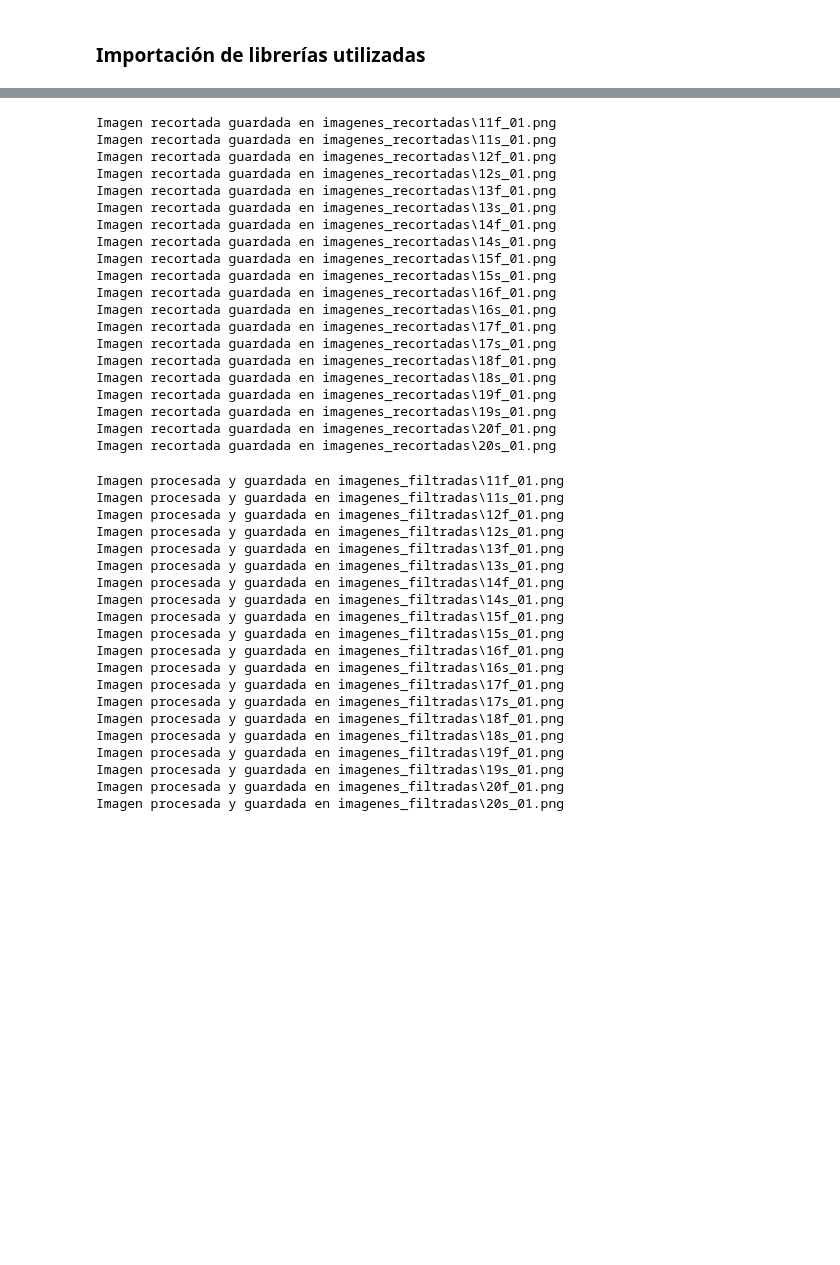
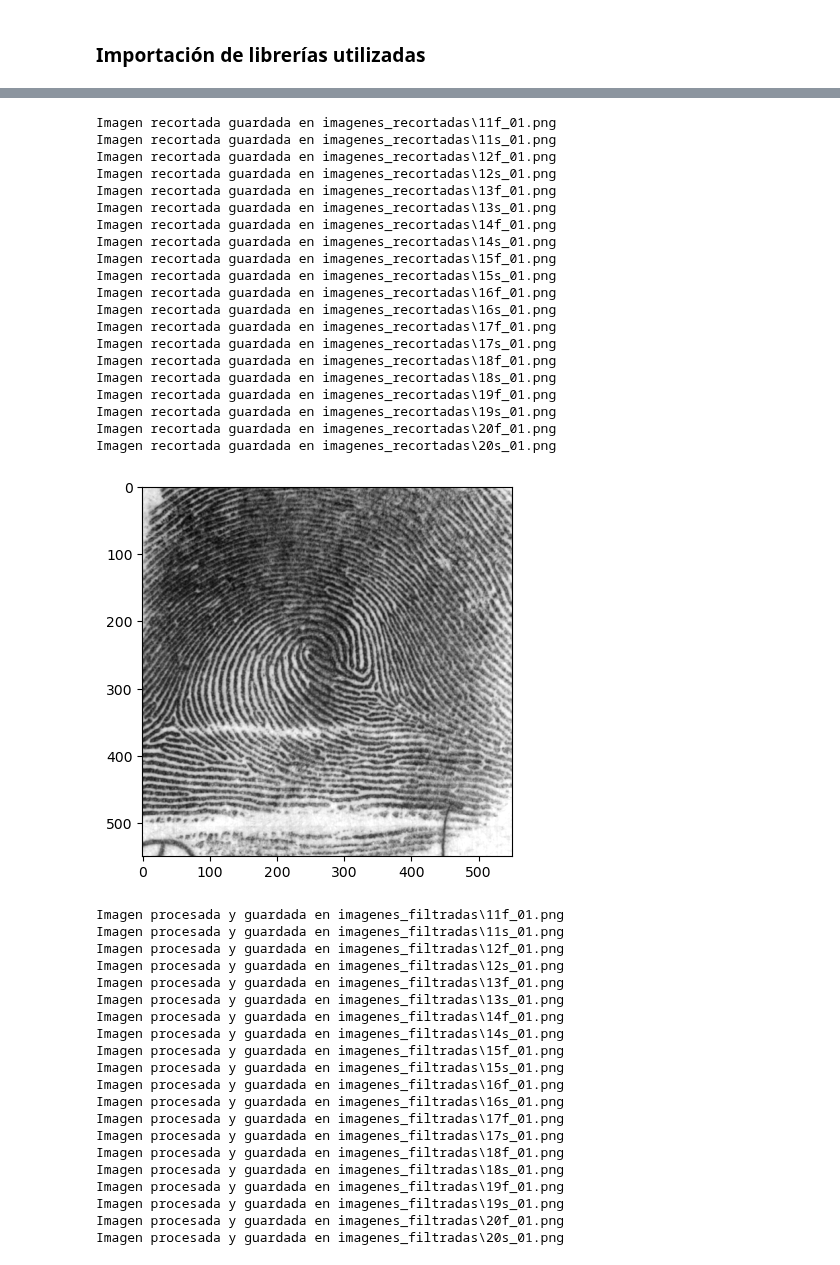
Before and after one commit to Davidgrcdz/PIAV-Practicas, a Jupyter notebook: Practica 6/SIFT.ipynb, the cells around one changed output, grey strips where cells are left out. Saved outputs shown, nothing was run; the diff lists cells and outputs as text; code cells hidden in the pictures; blank space fills up the shorter version.

```diff
--- a/Practica 6/SIFT.ipynb
+++ b/Practica 6/SIFT.ipynb
@@ -11,18 +23,5 @@ from matplotlib import pyplot as plt
 # %%
-import cv2
-import os
-
 def recortar_imagen(input_folder, output_folder, crop_width=550, crop_height=550, threshold_value=225):
-    """
-    Recorta imágenes de huellas dactilares centradas en el contorno más grande detectado.
-
-    Args:
-        input_folder (str): Carpeta con imágenes de entrada.
-        output_folder (str): Carpeta donde se guardarán las imágenes recortadas.
-        crop_width (int): Ancho del recorte deseado.
-        crop_height (int): Altura del recorte deseado.
-        threshold_value (int): Umbral para binarización (grises).
-    """
     if not os.path.exists(output_folder):
         os.makedirs(output_folder)
 
@@ -48,7 +47,7 @@ def recortar_imagen(input_folder, output_folder, crop_width=550, crop_height=550
                 # Seleccionar el contorno más grande
                 largest_contour = max(contours, key=cv2.contourArea)
 
-                # Calcular la caja delimitadora
+                # Calcular el rectángulo para el contorno
                 x, y, w, h = cv2.boundingRect(largest_contour)
 
                 # Calcular el centro del contorno
@@ -69,35 +68,39 @@ def recortar_imagen(input_folder, output_folder, crop_width=550, crop_height=550
                 # Realizar el recorte
                 cropped_img = img[y_start:y_end, x_start:x_end]
 
-                # Guardar la imagen recortada
                 output_path = os.path.join(output_folder, file)
                 cv2.imwrite(output_path, cropped_img)
                 print(f"Imagen recortada guardada en {output_path}")
 
-# Uso del método
 input_folder = 'imagenes_huellas'   # Directorio de imágenes de entrada
 output_folder = 'imagenes_recortadas'  # Directorio donde se guardarán las imágenes recortadas
 
 recortar_imagen(input_folder, output_folder)
+
+# Imagen de ejemplo
+img = cv2.imread('imagenes_recortadas/11f_01.png', cv2.IMREAD_GRAYSCALE)
+plt.imshow(img, cmap='gray')
+plt.show()
 # %% [output]
 Imagen recortada guardada en imagenes_recortadas\11f_01.png
 Imagen recortada guardada en imagenes_recortadas\11s_01.png
 Imagen recortada guardada en imagenes_recortadas\12f_01.png
 Imagen recortada guardada en imagenes_recortadas\12s_01.png
 Imagen recortada guardada en imagenes_recortadas\13f_01.png
 Imagen recortada guardada en imagenes_recortadas\13s_01.png
 Imagen recortada guardada en imagenes_recortadas\14f_01.png
 Imagen recortada guardada en imagenes_recortadas\14s_01.png
 Imagen recortada guardada en imagenes_recortadas\15f_01.png
 Imagen recortada guardada en imagenes_recortadas\15s_01.png
 Imagen recortada guardada en imagenes_recortadas\16f_01.png
 Imagen recortada guardada en imagenes_recortadas\16s_01.png
 Imagen recortada guardada en imagenes_recortadas\17f_01.png
 Imagen recortada guardada en imagenes_recortadas\17s_01.png
 Imagen recortada guardada en imagenes_recortadas\18f_01.png
 Imagen recortada guardada en imagenes_recortadas\18s_01.png
 Imagen recortada guardada en imagenes_recortadas\19f_01.png
 Imagen recortada guardada en imagenes_recortadas\19s_01.png
 Imagen recortada guardada en imagenes_recortadas\20f_01.png
 Imagen recortada guardada en imagenes_recortadas\20s_01.png
+[figure, added]
 # %%
```
Also changed, not shown: parts of 2 cells of this notebook.
